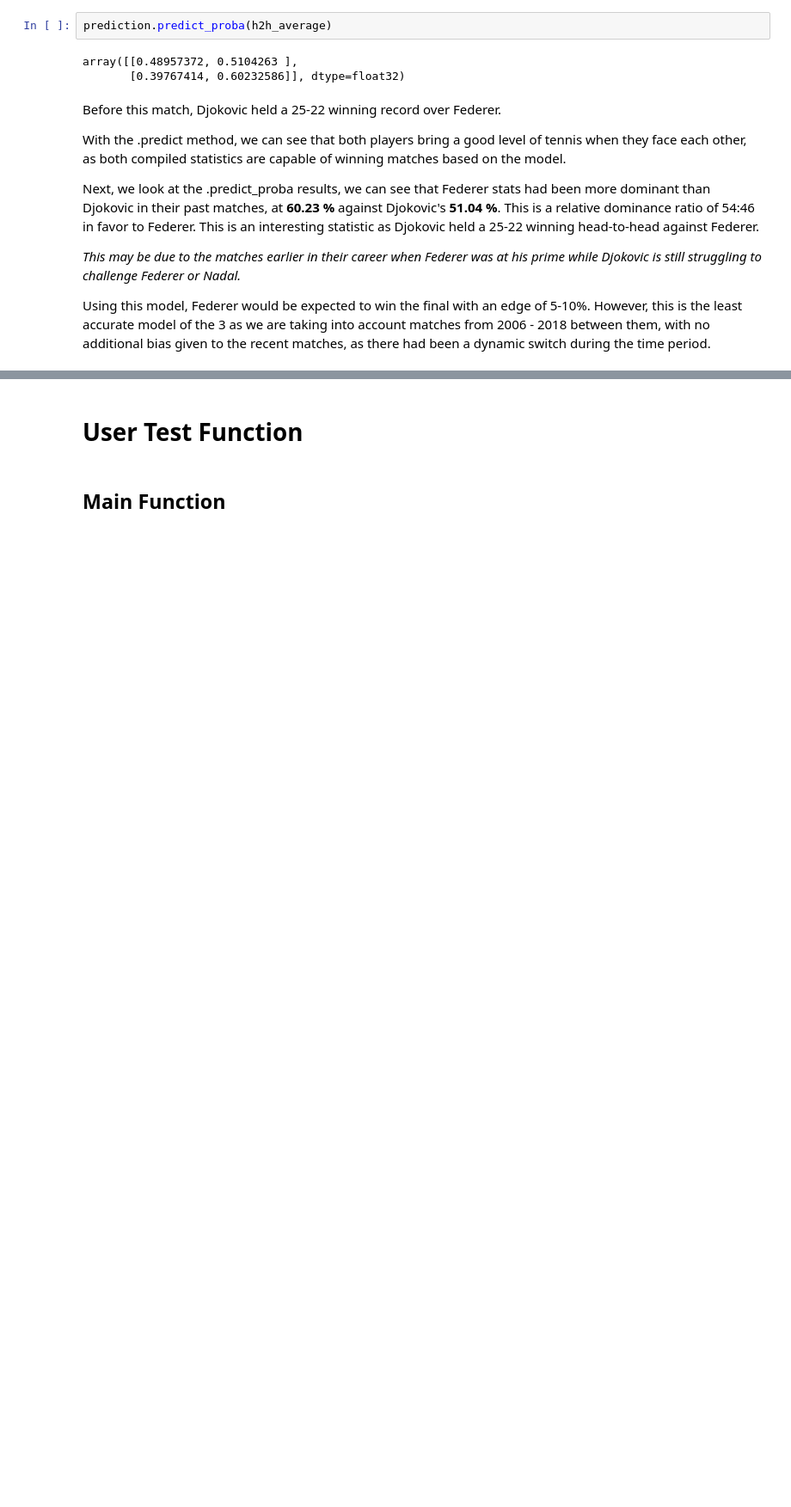
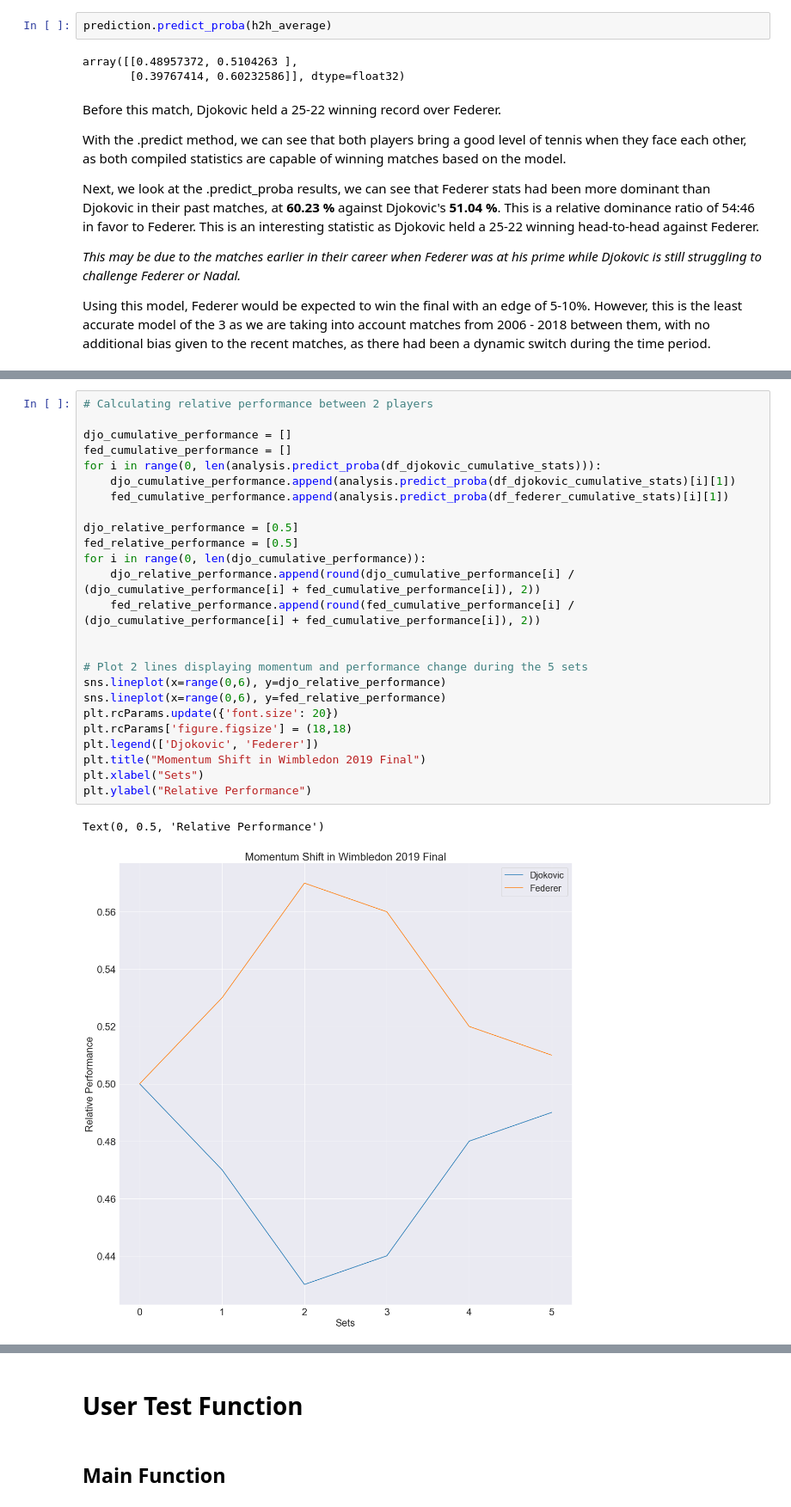
Before and after one commit to songyingho/atptour_analysis, a Jupyter notebook: index.ipynb, the cells around one changed output, grey strips where cells are left out. Shown: that part at 86% size. Saved outputs shown, nothing was run; the diff lists cells and outputs as text; blank space fills up the shorter version.

```diff
--- a/index.ipynb
+++ b/index.ipynb
@@ -2497,0 +2576,28 @@ As requested, we have prepared 3 sets of data for this case study:
+# %%
+# Calculating relative performance between 2 players
+
+djo_cumulative_performance = []
+fed_cumulative_performance = []
+for i in range(0, len(analysis.predict_proba(df_djokovic_cumulative_stats))):
+    djo_cumulative_performance.append(analysis.predict_proba(df_djokovic_cumulative_stats)[i][1])
+    fed_cumulative_performance.append(analysis.predict_proba(df_federer_cumulative_stats)[i][1])
+
+djo_relative_performance = [0.5]
+fed_relative_performance = [0.5]
+for i in range(0, len(djo_cumulative_performance)):
+    djo_relative_performance.append(round(djo_cumulative_performance[i] / (djo_cumulative_performance[i] + fed_cumulative_performance[i]), 2))
+    fed_relative_performance.append(round(fed_cumulative_performance[i] / (djo_cumulative_performance[i] + fed_cumulative_performance[i]), 2))
+
+
+# Plot 2 lines displaying momentum and performance change during the 5 sets
+sns.lineplot(x=range(0,6), y=djo_relative_performance)
+sns.lineplot(x=range(0,6), y=fed_relative_performance)
+plt.rcParams.update({'font.size': 20})
+plt.rcParams['figure.figsize'] = (18,18)
+plt.legend(['Djokovic', 'Federer'])
+plt.title("Momentum Shift in Wimbledon 2019 Final")
+plt.xlabel("Sets")
+plt.ylabel("Relative Performance")
+# %% [output]
+Text(0, 0.5, 'Relative Performance')
+[figure, added]
```
Also changed, not shown: parts of 22 cells of this notebook, 4 other files.
